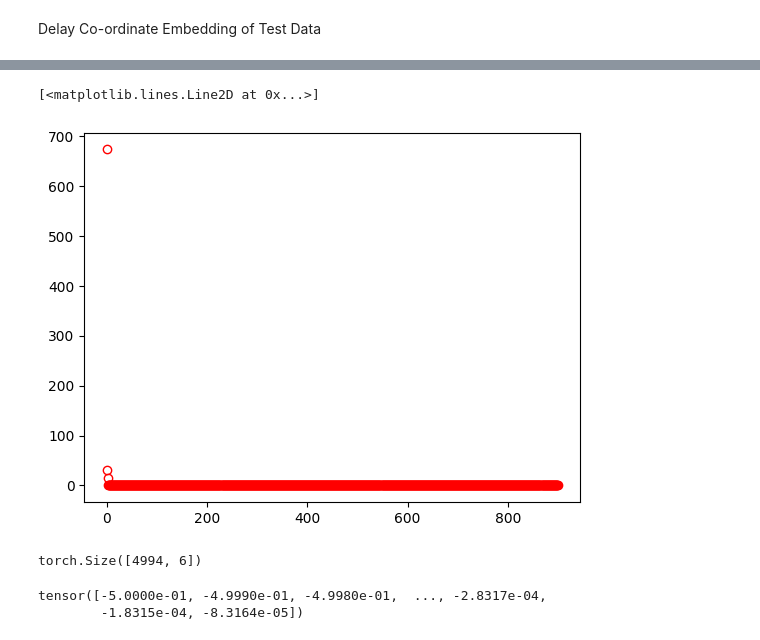
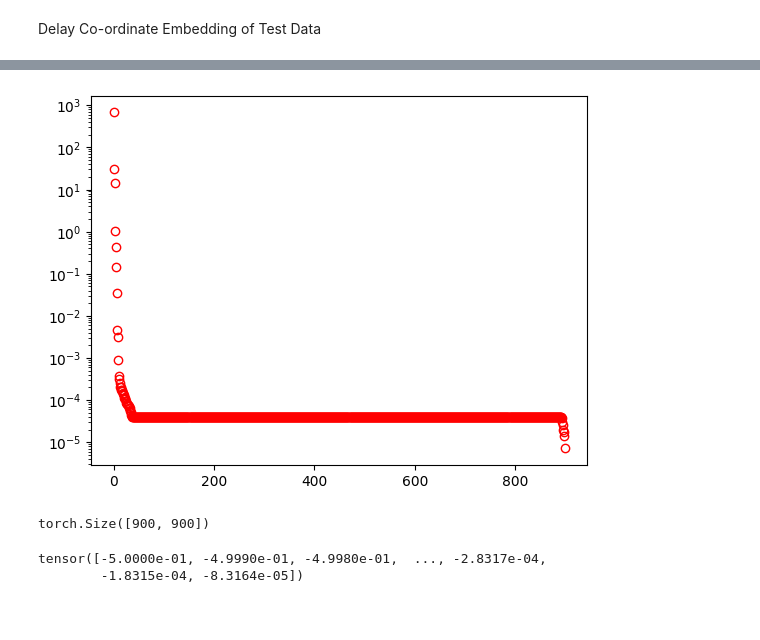
Before and after one commit to JPROSS18/JackRoss-PhD-Notes, a Jupyter notebook: NODE_Dynamic_Bifurcation_Parameter/DMD_Multiscale/DMD_saddlenode_v1.ipynb, the cells around one changed output, grey strips where cells are left out. Drawn from its saved outputs; the diff is of its cells as text; code cells hidden in the pictures; blank space fills up the shorter version.

```diff
--- a/NODE_Dynamic_Bifurcation_Parameter/DMD_Multiscale/DMD_saddlenode_v1.ipynb
+++ b/NODE_Dynamic_Bifurcation_Parameter/DMD_Multiscale/DMD_saddlenode_v1.ipynb
@@ -61,12 +81,12 @@ V_r = svd.V[:,0:r]
 # %%
 plt.plot(svd.S, linewidth=0, marker='o', mfc='None',color='r')
+plt.yscale('log')
 # %% [output]
-[<matplotlib.lines.Line2D at 0x...>]
-[figure, old version]
+[figure, new version]
 # %%
-svd.U.shape
+svd.V.shape
 # %% [output]
-torch.Size([4994, 6])
+torch.Size([900, 900])
 # %%
 trajectory[:, 0, 1]
 # %% [output]
```
Also changed, not shown: parts of 7 cells of this notebook, 14 other files.
